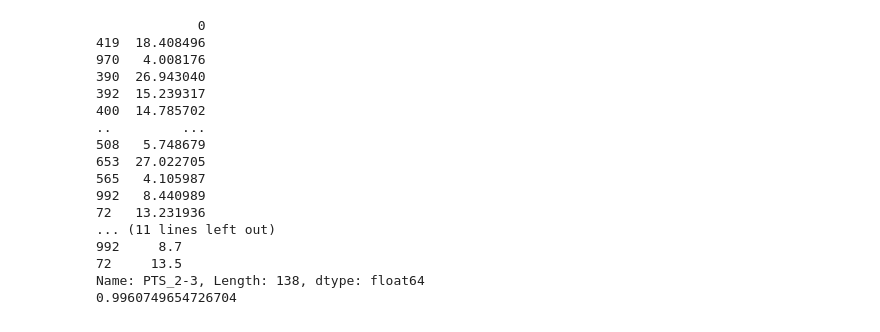
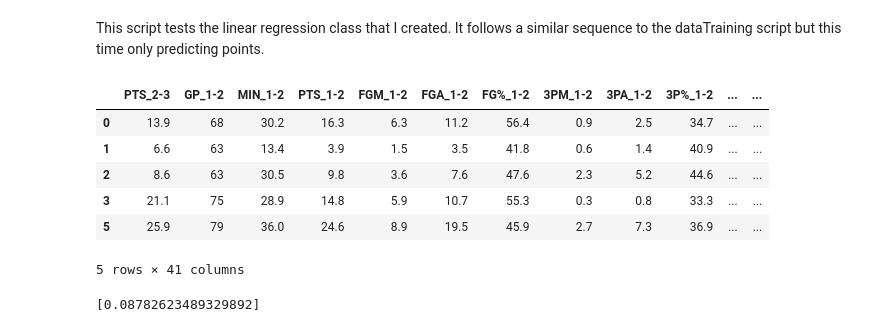
Before and after one commit to AaronSarkar/NBAStatGuesser, a Jupyter notebook: linear_regression_test.ipynb, the cells around one changed output. Cells and saved outputs as stored; diff of their text form; code cells hidden in the pictures.

```diff
--- a/linear_regression_test.ipynb
+++ b/linear_regression_test.ipynb
@@ -1 +1,3 @@
+# %% [markdown]
+This script tests the linear regression class that I created. It follows a similar sequence to the dataTraining script but this time only predicting points.
 # %%
@@ -4,54 +7,48 @@ from sklearn.model_selection import train_test_split
 import numpy as np
 import pandas as pd
 # %%
+# Filter data and drop third year columns
 df = pd.read_csv('NBA_stats_3_years.csv')
 outliers = ((df['FG%_2-3'] > 90) |
             (df['FG%_2-3'] == 0) |
             (df['3P%_2-3'] > 90) |
             (df['3P%_2-3'] == 0) |
             (df['FT%_2-3'] == 0) |
             (df['FG%_1-2'] > 90) |
             (df['FG%_1-2'] == 0) |
             (df['3P%_1-2'] > 90) |
             (df['3P%_1-2'] == 0) |
             (df['FT%_1-2'] == 0) |
             (df['FG%_0-1'] > 90) |
             (df['FG%_0-1'] == 0) |
             (df['3P%_0-1'] > 90) |
             (df['3P%_0-1'] == 0) |
             (df['FT%_0-1'] == 0))
 
 df = df[~outliers]
-df.drop_columns = ['GP_2-3', 'MIN_2-3', 'FGM_2-3', 'FGA_2-3', 'FG%_2-3', '3PM_2-3', '3PA_2-3', '3P%_2-3', 'FTM_2-3', 'FTA_2-3', 'FT%_2-3', 'OREB_2-3', 'DREB_2-3', 'REB_2-3', 'AST_2-3', 'STL_2-3', 'BLK_2-3', 'TOV_2-3', 'EFF_2-3',
-'GP_1-2','OREB_1-2', 'DREB_1-2', 'FGM_1-2', 'FGA_1-2', '3P%_1-2', '3PA_1-2', 'FT%_1-2',
-'GP_0-1','OREB_0-1', 'DREB_0-1', 'FGM_0-1', 'FGA_0-1', '3P%_0-1', '3PA_0-1', 'FT%_0-1']
+df1 = df
+df1 = df1.drop(['GP_2-3', 'MIN_2-3', 'FGM_2-3', 'FGA_2-3', 'FG%_2-3', '3PM_2-3', '3PA_2-3',
+'3P%_2-3', 'FTM_2-3', 'FTA_2-3', 'FT%_2-3', 'OREB_2-3', 'DREB_2-3', 'REB_2-3', 'AST_2-3',
+'STL_2-3', 'BLK_2-3', 'TOV_2-3', 'EFF_2-3'], axis = 1)
+
+df1.head()
+# %% [output]
+|  | PTS_2-3 | GP_1-2 | MIN_1-2 | PTS_1-2 | FGM_1-2 | FGA_1-2 | FG%_1-2 | 3PM_1-2 | 3PA_1-2 | 3P%_1-2 | ... | ... |
+| 0 | 13.9 | 68 | 30.2 | 16.3 | 6.3 | 11.2 | 56.4 | 0.9 | 2.5 | 34.7 | ... | ... |
+| 1 | 6.6 | 63 | 13.4 | 3.9 | 1.5 | 3.5 | 41.8 | 0.6 | 1.4 | 40.9 | ... | ... |
+| 2 | 8.6 | 63 | 30.5 | 9.8 | 3.6 | 7.6 | 47.6 | 2.3 | 5.2 | 44.6 | ... | ... |
+| 3 | 21.1 | 75 | 28.9 | 14.8 | 5.9 | 10.7 | 55.3 | 0.3 | 0.8 | 33.3 | ... | ... |
+| 5 | 25.9 | 79 | 36.0 | 24.6 | 8.9 | 19.5 | 45.9 | 2.7 | 7.3 | 36.9 | ... | ... |
+5 rows × 41 columns
 # %%
+# Create model
 my_model = lin()
-X_train, X_test, Y_train, Y_test = train_test_split(df.drop(columns = 'PTS_2-3'), df['PTS_2-3'], test_size=0.15, random_state=42)
-my_model.batch_backpropagation(X_train, Y_train, 1000000, 10**(-6))
+X_train, X_test, Y_train, Y_test = train_test_split(df1.drop(columns = 'PTS_2-3'), df1['PTS_2-3'], test_size=0.2, random_state=370)
+
+# Train model
+my_model.batch_backpropagation(X_train, Y_train, 30000, 5*10**(-5))
 
 y_pred = np.matmul(X_test, my_model.weights)
 [x+my_model.bias for x in y_pred]
-
-print(y_pred)
-print(Y_test)
-
-print(my_model.r2_score(X_train, Y_train))
 # %% [output]
-             0
-419  18.408496
-970   4.008176
-390  26.943040
-392  15.239317
-400  14.785702
-..         ...
-508   5.748679
-653  27.022705
-565   4.105987
-992   8.440989
-72   13.231936
-... (11 lines left out)
-992     8.7
-72     13.5
-Name: PTS_2-3, Length: 138, dtype: float64
-0.9960749654726704
+[0.08782623489329892]
```
Also changed, not shown: parts of 7 cells of this notebook, 4 other files.
